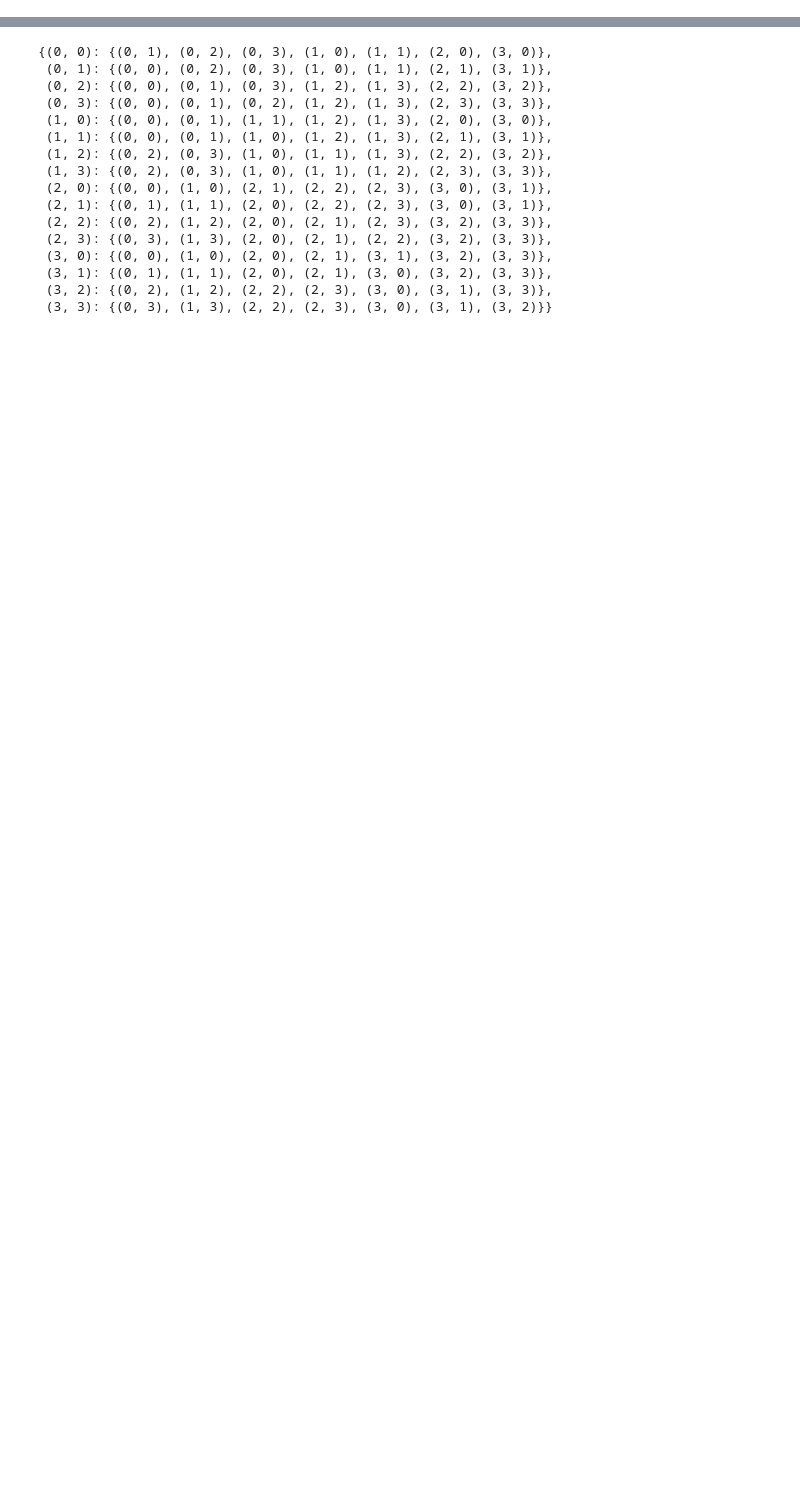
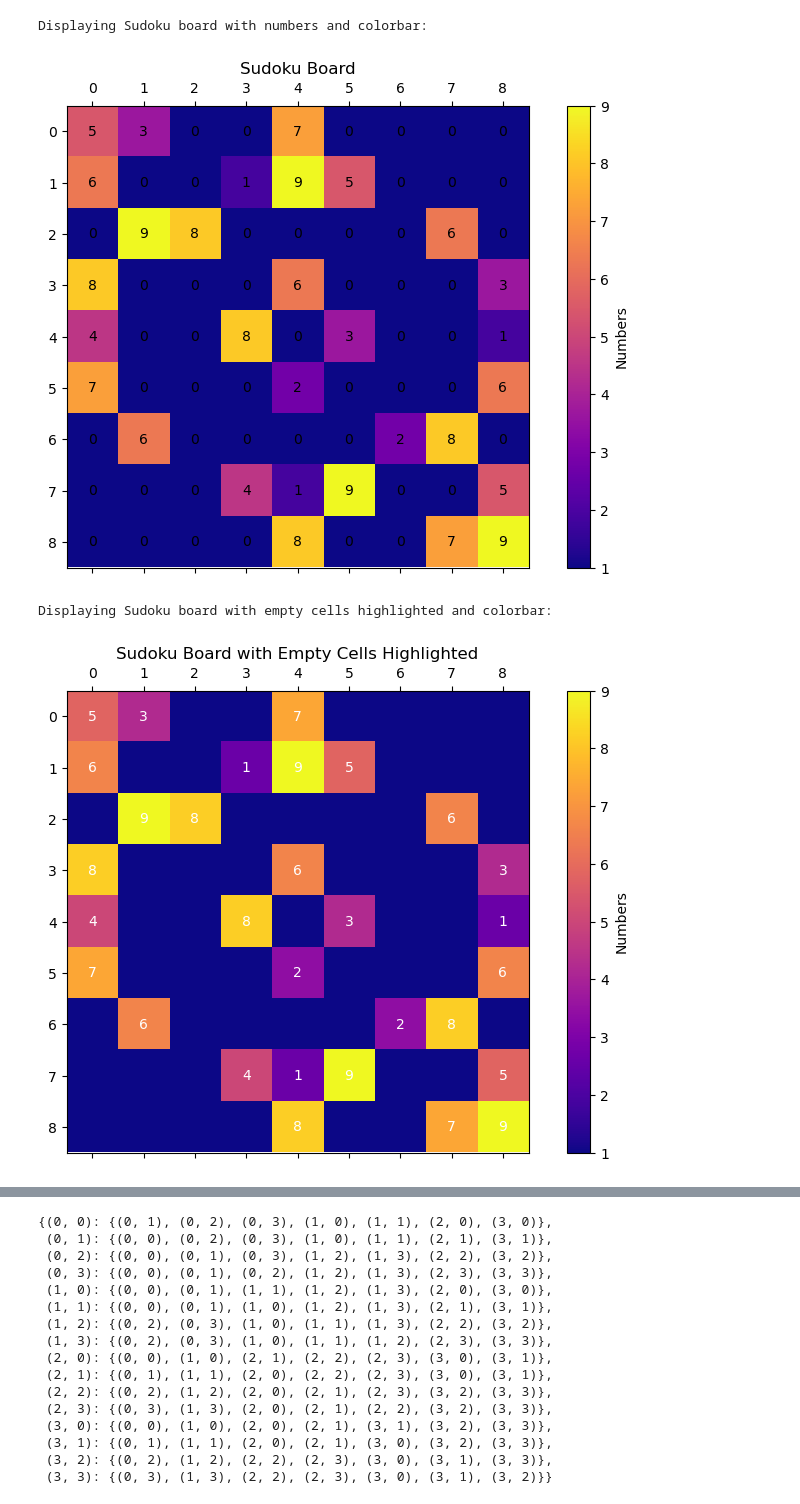
Before and after one commit to Weexuan/Data-Science-Project, a Jupyter notebook: Lab 8.ipynb, the cells around one changed output, grey strips where cells are left out. Cells and saved outputs as stored; diff of their text form; code cells hidden in the pictures; blank space fills up the shorter version.

```diff
--- a/Lab 8.ipynb
+++ b/Lab 8.ipynb
@@ -67,0 +54,78 @@ class SudokuGraph(object):
+# %%
+def showSudoku(board):
+    ''' Display the Sudoku board with numbers and a colorbar
+        Input : 2D NumPy array representing the Sudoku board
+        Output : Display the Sudoku board with numbers and a colorbar
+    '''
+    fig, ax = plt.subplots(figsize=(10, 6))
+
+    # Show Sudoku board with numbers
+    ax.matshow(board, cmap='plasma')
+    for i in range(9):
+        for j in range(9):
+            ax.text(j, i, str(board[i, j]), va='center', ha='center', color='black')
+
+    ax.grid(visible=False)
+    ax.set_title('Sudoku Board')
+
+    # Create colorbar
+    cmap = plt.cm.plasma
+    norm = plt.Normalize(vmin=1, vmax=9)
+    cb = plt.colorbar(plt.cm.ScalarMappable(norm=norm, cmap=cmap), ax=ax, ticks=np.arange(1, 10))
+    cb.set_label('Numbers')
+    cb.set_ticklabels(np.arange(1, 10))
+
+    plt.show()
+
+def showSudokuProblem(board):
+    ''' Display the Sudoku board with empty cells highlighted and a colorbar
+        Input : 2D NumPy array representing the Sudoku board
+        Output : Display the Sudoku board with empty cells highlighted and a colorbar
+    '''
+    highlighted_board = np.copy(board)
+    highlighted_board[highlighted_board == 0] = -1
+
+    fig, ax = plt.subplots(figsize=(10, 6))
+
+    # Show Sudoku board with empty cells highlighted
+    ax.matshow(highlighted_board, cmap='plasma')
+    for i in range(9):
+        for j in range(9):
+            if highlighted_board[i, j] != -1:
+                ax.text(j, i, str(highlighted_board[i, j]), va='center', ha='center', color='white')
+
+    ax.grid(visible=False)
+    ax.set_title('Sudoku Board with Empty Cells Highlighted')
+
+    # Create colorbar
+    cmap = plt.cm.plasma
+    norm = plt.Normalize(vmin=1, vmax=9)
+    cb = plt.colorbar(plt.cm.ScalarMappable(norm=norm, cmap=cmap), ax=ax, ticks=np.arange(1, 10))
+    cb.set_label('Numbers')
+    cb.set_ticklabels(np.arange(1, 10))
+
+    plt.show()
+
+# Example Sudoku board
+board = np.array([
+    [5, 3, 0, 0, 7, 0, 0, 0, 0],
+    [6, 0, 0, 1, 9, 5, 0, 0, 0],
+    [0, 9, 8, 0, 0, 0, 0, 6, 0],
+    [8, 0, 0, 0, 6, 0, 0, 0, 3],
+    [4, 0, 0, 8, 0, 3, 0, 0, 1],
+    [7, 0, 0, 0, 2, 0, 0, 0, 6],
+    [0, 6, 0, 0, 0, 0, 2, 8, 0],
+    [0, 0, 0, 4, 1, 9, 0, 0, 5],
+    [0, 0, 0, 0, 8, 0, 0, 7, 9]
+])
+
+
+print("\nDisplaying Sudoku board with numbers and colorbar:")
+showSudoku(board)
+print("\nDisplaying Sudoku board with empty cells highlighted and colorbar:")
+showSudokuProblem(board)
+# %% [output]
+Displaying Sudoku board with numbers and colorbar:
+[figure, added]
+Displaying Sudoku board with empty cells highlighted and colorbar:
+[figure, added]
```
Also changed, not shown: parts of 12 cells of this notebook.
